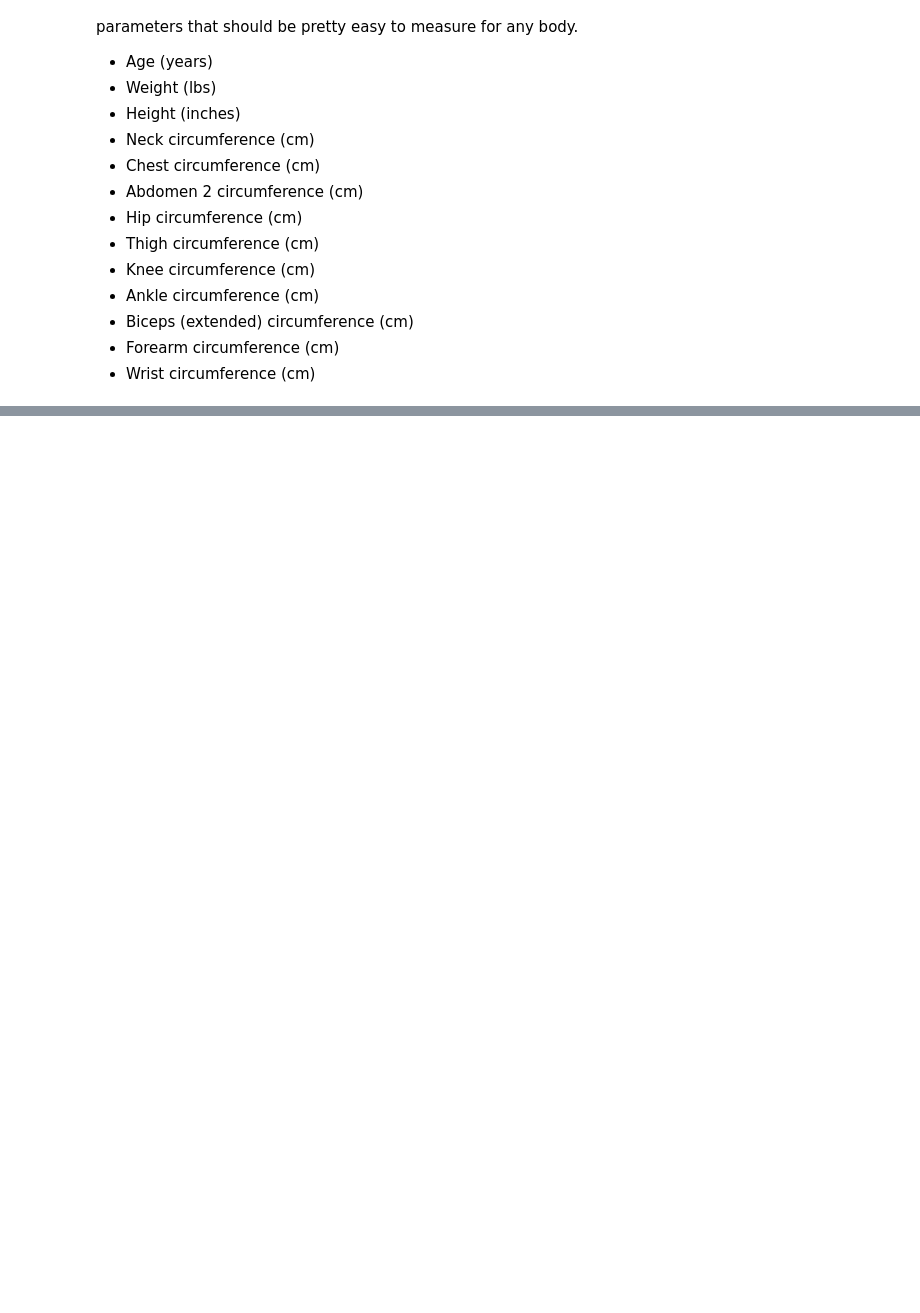
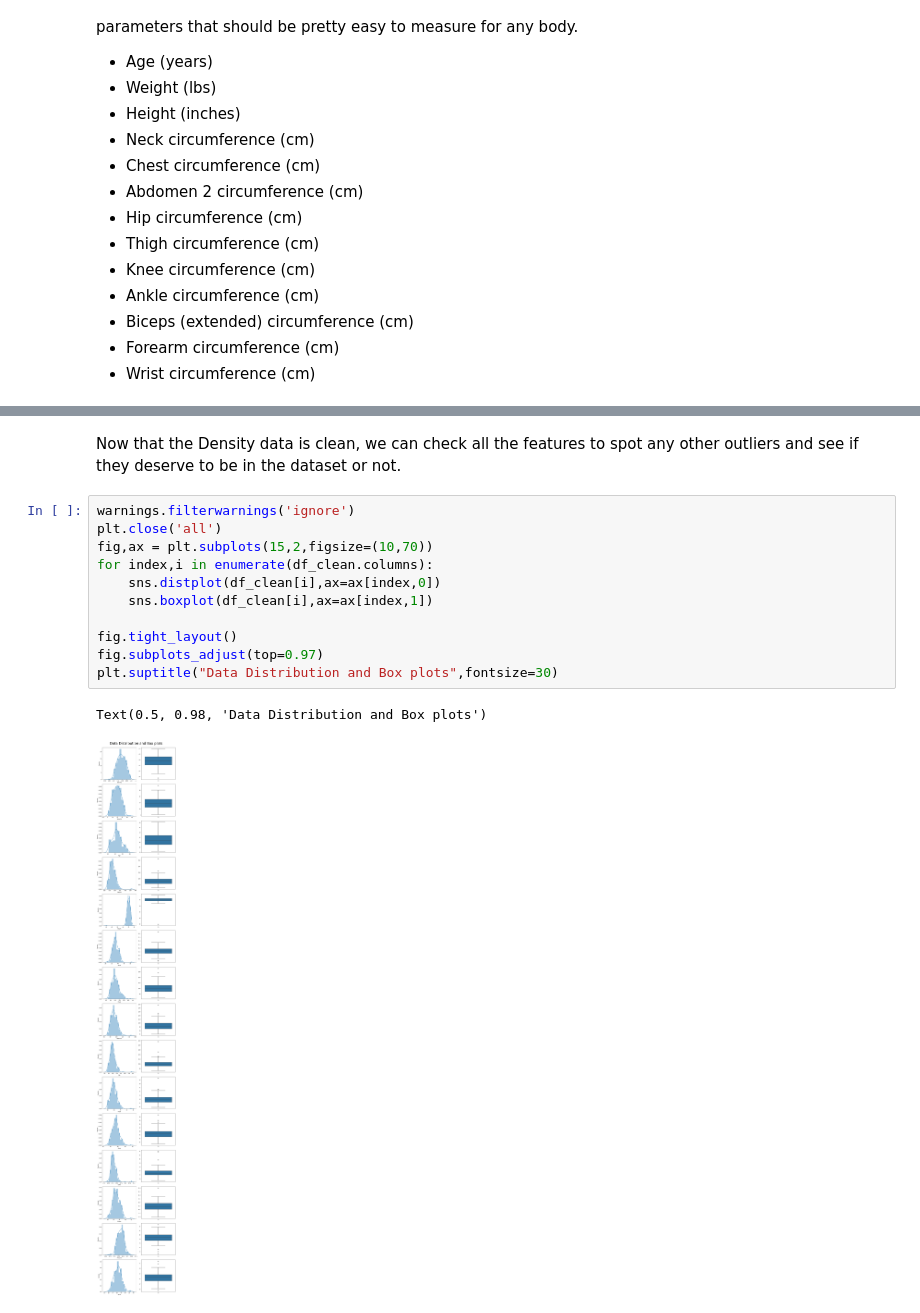
Before and after one commit to SamyBahi/bodyfat-estimation, a Jupyter notebook: bodyfat-predictor.ipynb, the cells around one changed output, grey strips where cells are left out. Cells and saved outputs as stored; diff of their text form; blank space fills up the shorter version.

```diff
--- a/bodyfat-predictor.ipynb
+++ b/bodyfat-predictor.ipynb
@@ -361,0 +140,16 @@ Although it is a bit more sparse than with the abdomen circumference, there is a
+# %% [markdown]
+Now that the Density data is clean, we can check all the features to spot any other outliers and see if they deserve to be in the dataset or not.
+# %%
+warnings.filterwarnings('ignore')
+plt.close('all')
+fig,ax = plt.subplots(15,2,figsize=(10,70))
+for index,i in enumerate(df_clean.columns):
+    sns.distplot(df_clean[i],ax=ax[index,0])
+    sns.boxplot(df_clean[i],ax=ax[index,1])
+
+fig.tight_layout()
+fig.subplots_adjust(top=0.97)
+plt.suptitle("Data Distribution and Box plots",fontsize=30)
+# %% [output]
+Text(0.5, 0.98, 'Data Distribution and Box plots')
+[figure, added]
```
Also changed, not shown: parts of 105 cells of this notebook, 1 other file.
